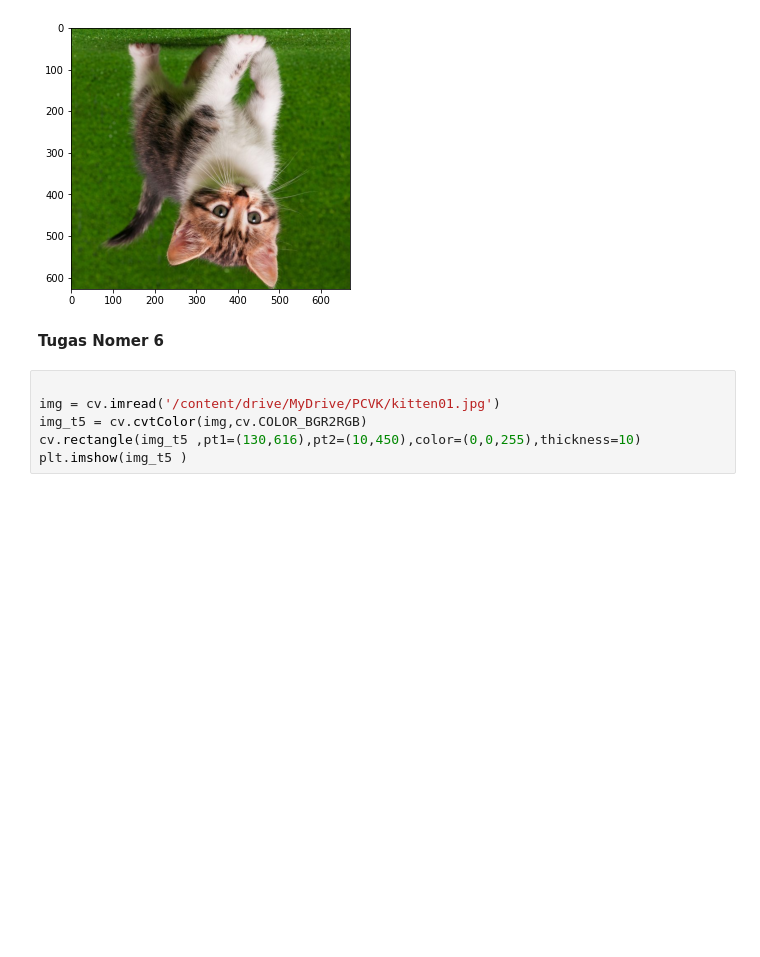
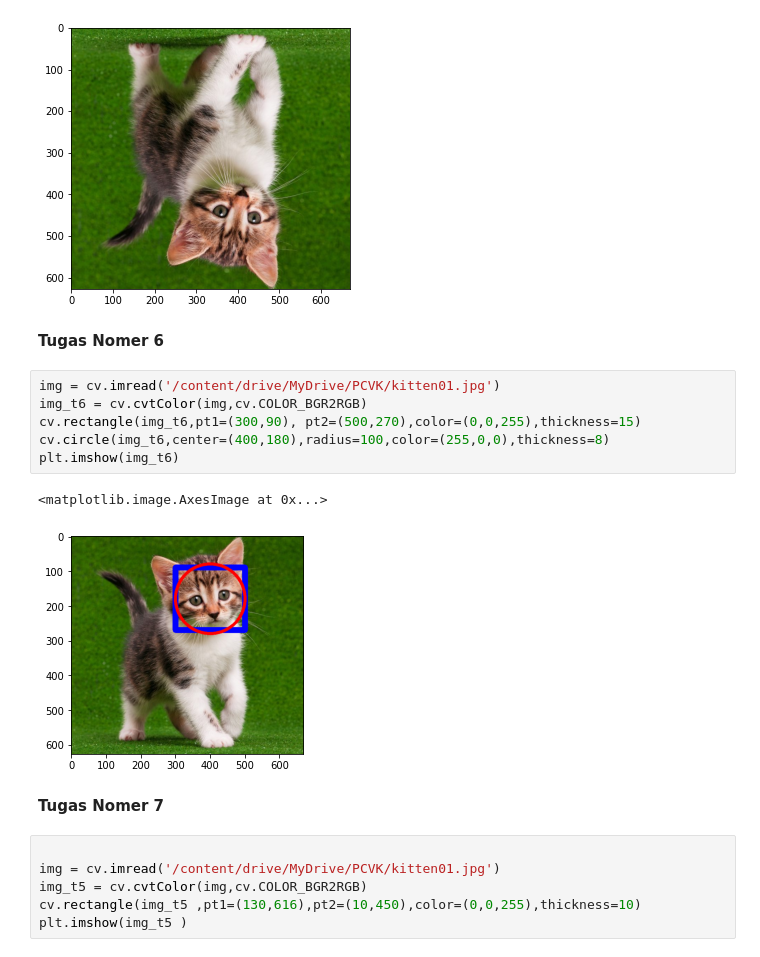
Before and after one commit to ririssilvia/PCVK_matrikulasi_2022, a Jupyter notebook: week02.ipynb, the cells around one changed output. Drawn from its saved outputs; the diff is of its cells as text; blank space fills up the shorter version.

Commit message:
Modul 2 - Praktikum, Pertanyaan, Tugas

```diff
--- a/week02.ipynb
+++ b/week02.ipynb
@@ -207,6 +207,17 @@ ax.imshow(img5)
 [figure]
 # %% [markdown]
 **Tugas Nomer 6**
+# %%
+img = cv.imread('/content/drive/MyDrive/PCVK/kitten01.jpg')
+img_t6 = cv.cvtColor(img,cv.COLOR_BGR2RGB)
+cv.rectangle(img_t6,pt1=(300,90), pt2=(500,270),color=(0,0,255),thickness=15)
+cv.circle(img_t6,center=(400,180),radius=100,color=(255,0,0),thickness=8)
+plt.imshow(img_t6)
+# %% [output]
+<matplotlib.image.AxesImage at 0x...>
+[figure, added]
+# %% [markdown]
+**Tugas Nomer 7**
 # %%
 
 img = cv.imread('/content/drive/MyDrive/PCVK/kitten01.jpg')
```
